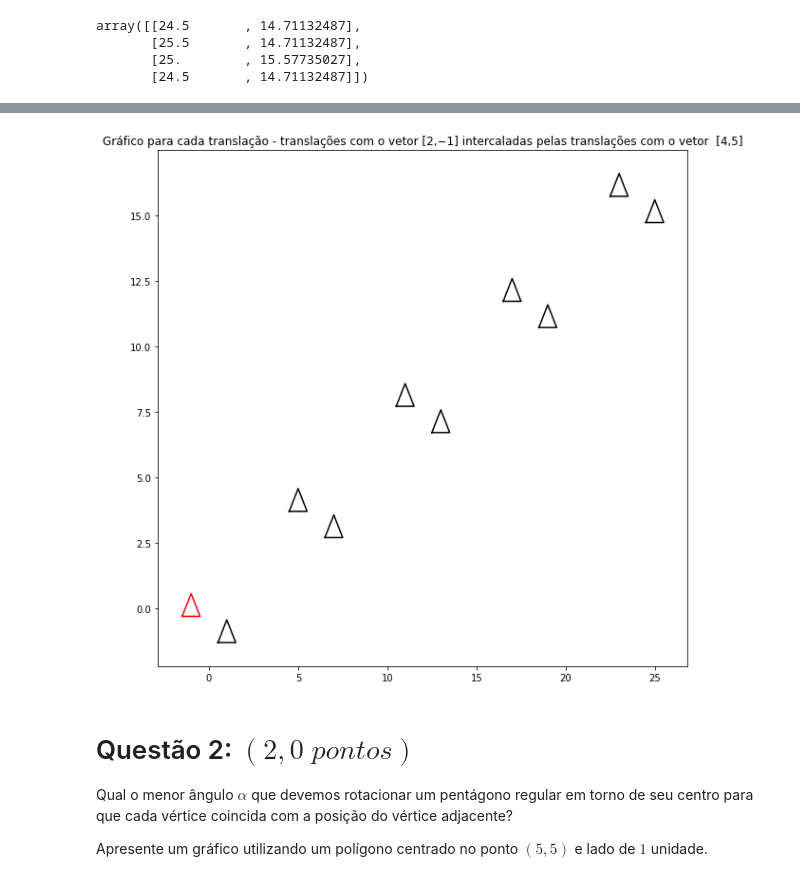
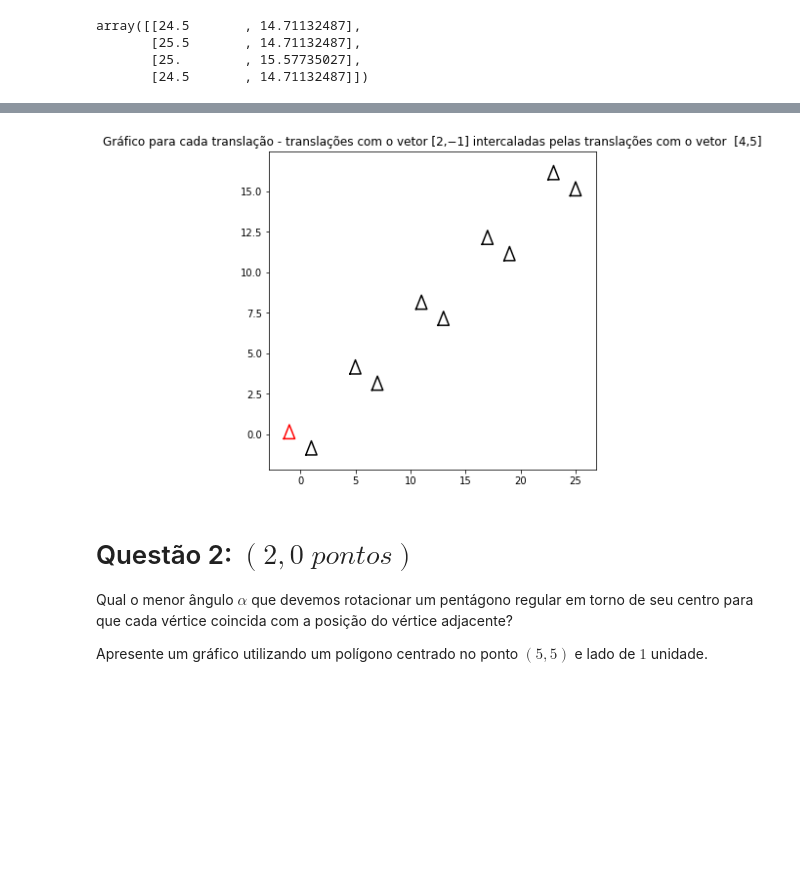
Before and after one commit to otaviofernandes/Algebra_Linear, a Jupyter notebook: AC4_Álgebra_Linear.ipynb, the cells around one changed output, grey strips where cells are left out. Drawn from its saved outputs; the diff is of its cells as text; code cells hidden in the pictures; blank space fills up the shorter version.

```diff
--- a/AC4_Álgebra_Linear.ipynb
+++ b/AC4_Álgebra_Linear.ipynb
@@ -112,31 +112,31 @@ plot_poligono(triangulo9, novo = False)
 # %%
 # deslocamentos sucessivos (parte 2)
 
 triangulo10 = triangulo_centrado + deslocamento1
 triangulo11 = triangulo10 + deslocamento2
 triangulo12 = triangulo11 + deslocamento1
 triangulo13 = triangulo12 + deslocamento2
 triangulo14 = triangulo13 + deslocamento1
 triangulo15 = triangulo14 + deslocamento2
 triangulo16 = triangulo15 + deslocamento1
 triangulo17 = triangulo16 + deslocamento2
 triangulo18 = triangulo17 + deslocamento1
 
-plt.figure(figsize=(10,10))
+plt.figure(figsize=(6,6))
 plt.title('Gráfico para cada translação - translações com o vetor [2,−1] intercaladas pelas translações com o vetor  [4,5]')
 
 plot_poligono(triangulo_centrado, novo = False, cor = 'r')
 plot_poligono(triangulo10, novo = False)
 plot_poligono(triangulo11, novo = False)
 plot_poligono(triangulo12, novo = False)
 plot_poligono(triangulo13, novo = False)
 plot_poligono(triangulo14, novo = False)
 plot_poligono(triangulo15, novo = False)
 plot_poligono(triangulo16, novo = False)
 plot_poligono(triangulo17, novo = False)
 plot_poligono(triangulo18, novo = False)
 # %% [output]
-[figure, old version]
+[figure, new version]
 # %% [markdown]
 # Questão 2: $(2,0 \; pontos)$
 
```
Also changed, not shown: parts of 3 cells of this notebook.
